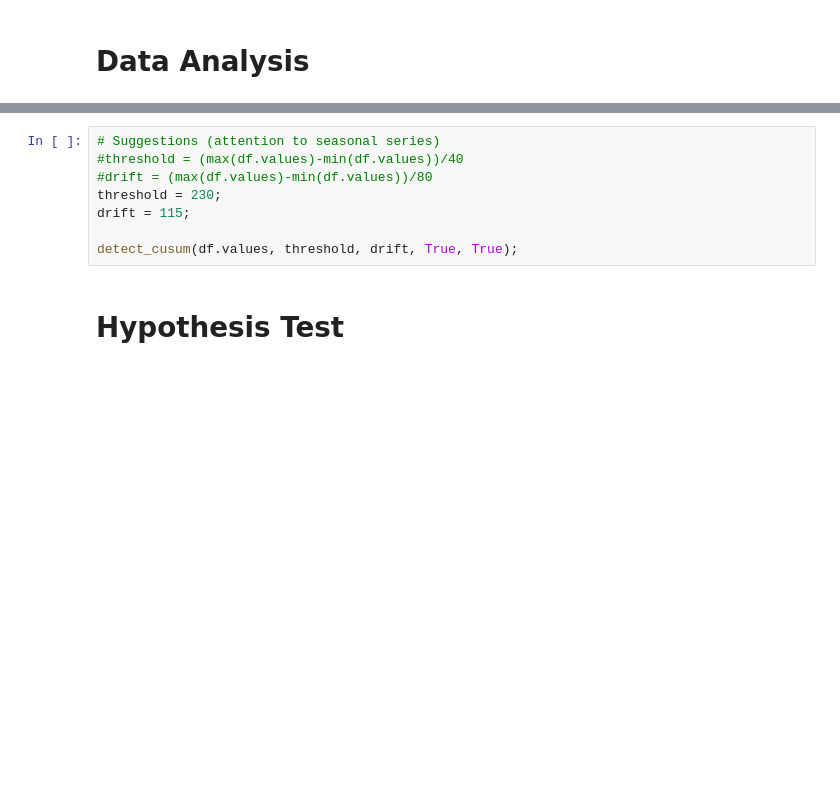
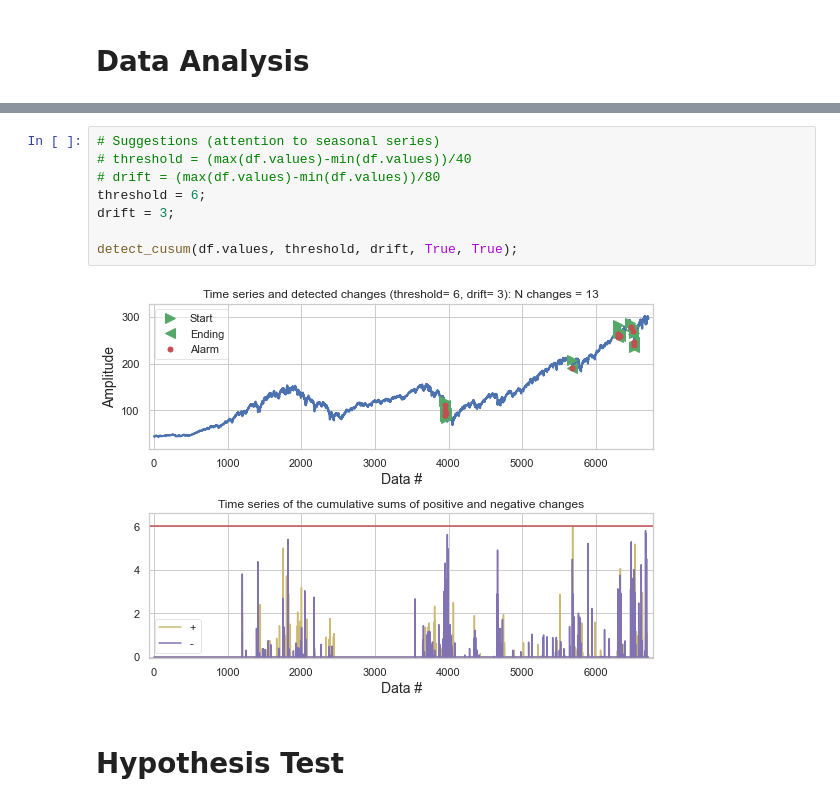
Before and after one commit to DidierRLopes/UnivariateTimeSeriesForecast, a Jupyter notebook: ExploratoryDataAnalysis.ipynb, the cells around one changed output, grey strips where cells are left out. Saved outputs shown, nothing was run; the diff lists cells and outputs as text; blank space fills up the shorter version.

```diff
--- a/ExploratoryDataAnalysis.ipynb
+++ b/ExploratoryDataAnalysis.ipynb
@@ -470,11 +540,13 @@ plt.grid(True)
 # %%
 # Suggestions (attention to seasonal series)
-#threshold = (max(df.values)-min(df.values))/40
-#drift = (max(df.values)-min(df.values))/80
-threshold = 230;
-drift = 115;
+# threshold = (max(df.values)-min(df.values))/40
+# drift = (max(df.values)-min(df.values))/80
+threshold = 6;
+drift = 3;
 
 detect_cusum(df.values, threshold, drift, True, True);
+# %% [output]
+[figure, added]
 # %% [markdown]
 # Hypothesis Test
 # %%
```
Also changed, not shown: parts of 24 cells of this notebook.
